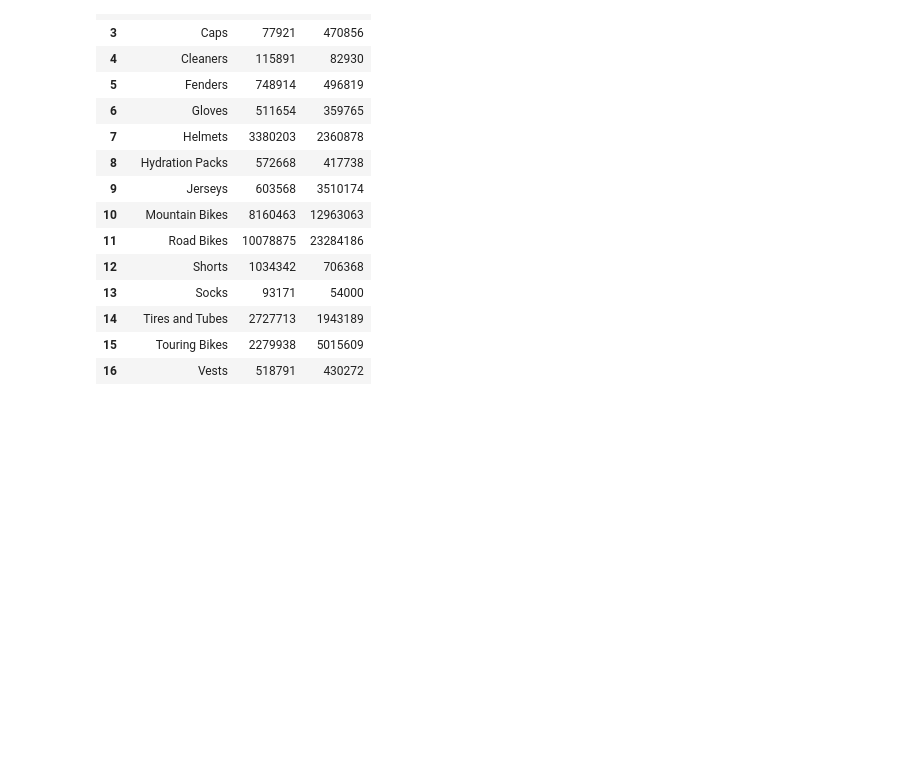
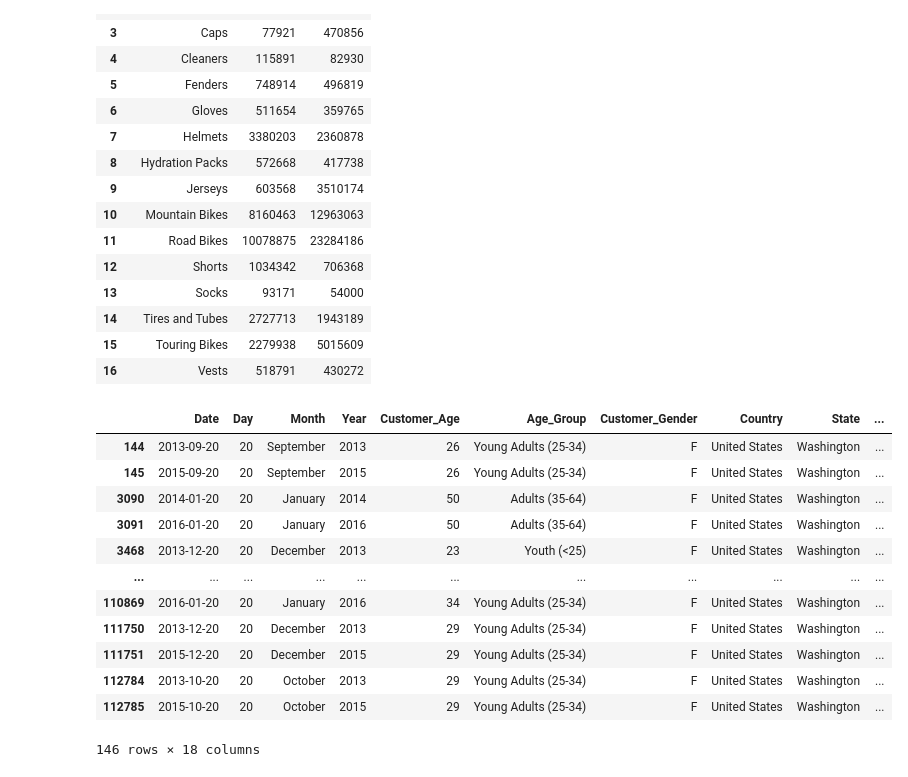
Before and after one commit to dindadinho93/Python-Exercise, a Jupyter notebook: sales_data.ipynb, the cells around one changed output. Saved outputs shown, nothing was run; the diff lists cells and outputs as text; code cells hidden in the pictures; blank space fills up the shorter version.

```diff
--- a/sales_data.ipynb
+++ b/sales_data.ipynb
@@ -125,3 +125,19 @@ dt.groupby('Sub_Category').agg({'Profit': sum, 'Cost':sum}).reset_index()
 | 14 | Tires and Tubes | 2727713 | 1943189 |
 | 15 | Touring Bikes | 2279938 | 5015609 |
 | 16 | Vests | 518791 | 430272 |
+# %%
+dt.loc[(dt['Day']==20) & (dt['Customer_Gender']=='F') & (dt['State']== 'Washington')]
+# %% [output]
+|  | Date | Day | Month | Year | Customer_Age | Age_Group | Customer_Gender | Country | State | ... |
+| 144 | 2013-09-20 | 20 | September | 2013 | 26 | Young Adults (25-34) | F | United States | Washington | ... |
+| 145 | 2015-09-20 | 20 | September | 2015 | 26 | Young Adults (25-34) | F | United States | Washington | ... |
+| 3090 | 2014-01-20 | 20 | January | 2014 | 50 | Adults (35-64) | F | United States | Washington | ... |
+| 3091 | 2016-01-20 | 20 | January | 2016 | 50 | Adults (35-64) | F | United States | Washington | ... |
+| 3468 | 2013-12-20 | 20 | December | 2013 | 23 | Youth (<25) | F | United States | Washington | ... |
+| ... | ... | ... | ... | ... | ... | ... | ... | ... | ... | ... |
+| 110869 | 2016-01-20 | 20 | January | 2016 | 34 | Young Adults (25-34) | F | United States | Washington | ... |
+| 111750 | 2013-12-20 | 20 | December | 2013 | 29 | Young Adults (25-34) | F | United States | Washington | ... |
+| 111751 | 2015-12-20 | 20 | December | 2015 | 29 | Young Adults (25-34) | F | United States | Washington | ... |
+| 112784 | 2013-10-20 | 20 | October | 2013 | 29 | Young Adults (25-34) | F | United States | Washington | ... |
+| 112785 | 2015-10-20 | 20 | October | 2015 | 29 | Young Adults (25-34) | F | United States | Washington | ... |
+146 rows × 18 columns
```
Also changed, not shown: parts of 2 cells of this notebook.
